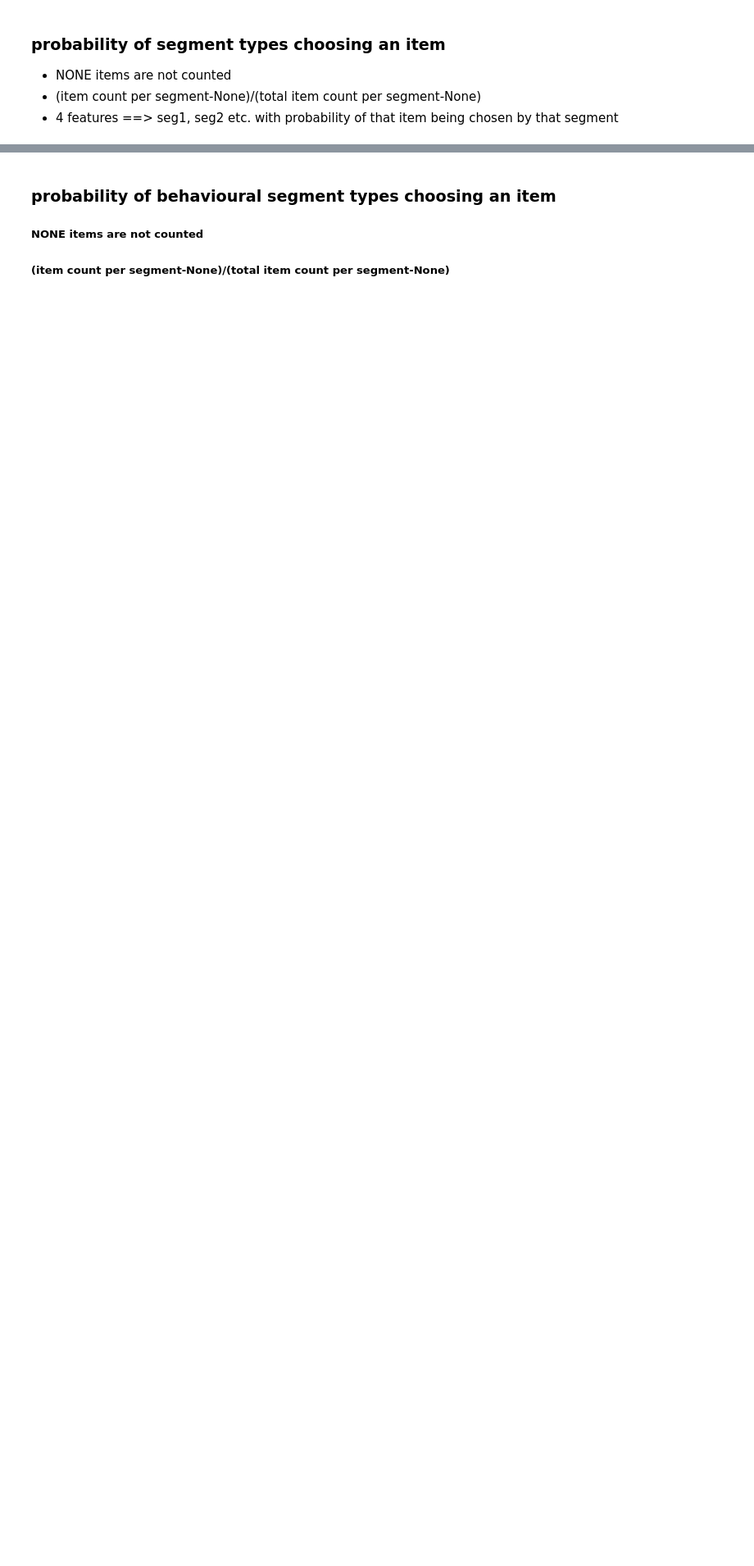
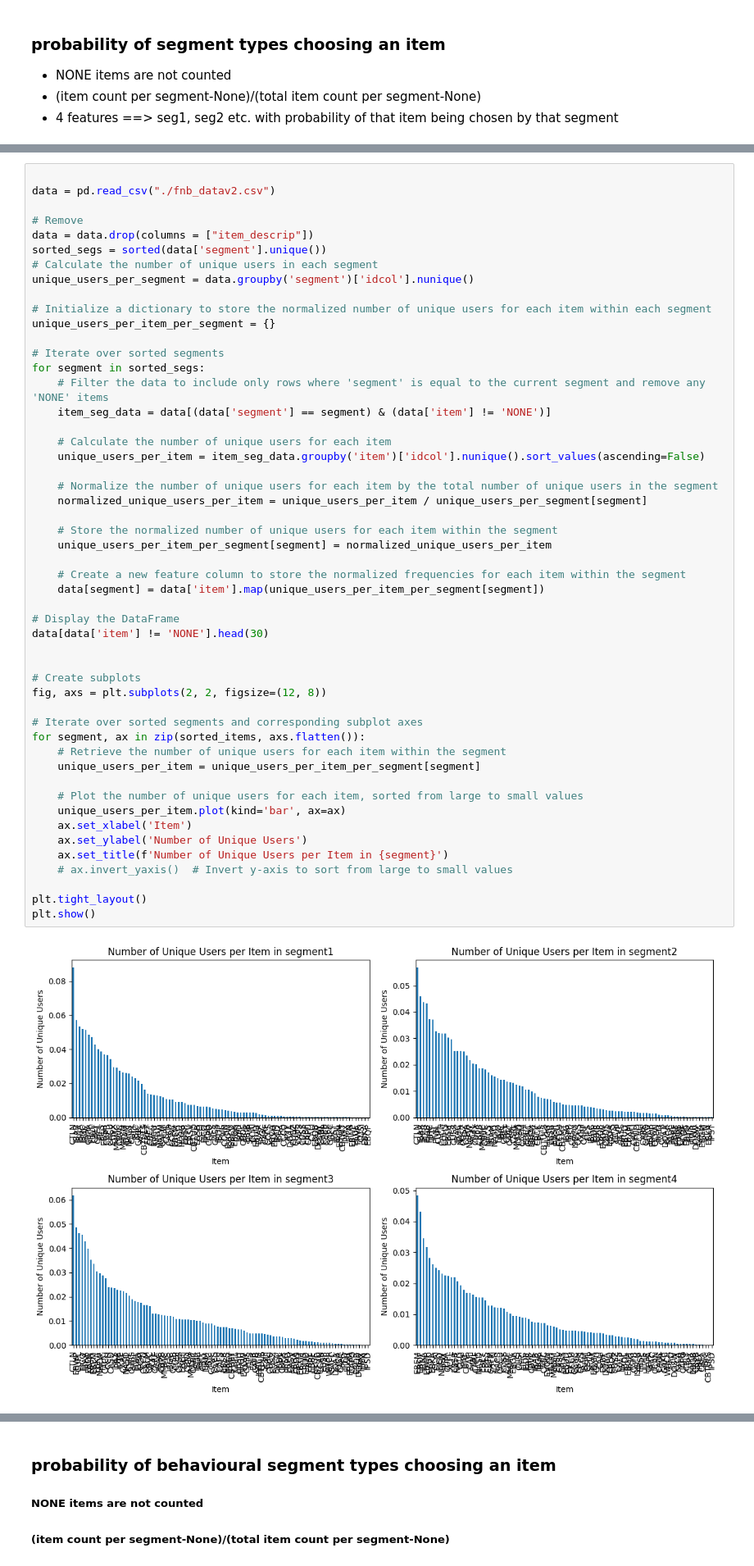
Before and after one commit to lizesteyn/FNBdataquest, a Jupyter notebook: LightFM_eda.ipynb, the cells around one changed output, grey strips where cells are left out. Shown at 82% size. Drawn from its saved outputs; the diff is of its cells as text; blank space fills up the shorter version.

```diff
--- a/LightFM_eda.ipynb
+++ b/LightFM_eda.ipynb
@@ -163,0 +234,53 @@ display(data[data['item'] != 'NONE'].head(30))
+# %%
+
+data = pd.read_csv("./fnb_datav2.csv")
+
+# Remove
+data = data.drop(columns = ["item_descrip"])
+sorted_segs = sorted(data['segment'].unique())
+# Calculate the number of unique users in each segment
+unique_users_per_segment = data.groupby('segment')['idcol'].nunique()
+
+# Initialize a dictionary to store the normalized number of unique users for each item within each segment
+unique_users_per_item_per_segment = {}
+
+# Iterate over sorted segments
+for segment in sorted_segs:
+    # Filter the data to include only rows where 'segment' is equal to the current segment and remove any 'NONE' items
+    item_seg_data = data[(data['segment'] == segment) & (data['item'] != 'NONE')]
+
+    # Calculate the number of unique users for each item
+    unique_users_per_item = item_seg_data.groupby('item')['idcol'].nunique().sort_values(ascending=False)
+
+    # Normalize the number of unique users for each item by the total number of unique users in the segment
+    normalized_unique_users_per_item = unique_users_per_item / unique_users_per_segment[segment]
+
+    # Store the normalized number of unique users for each item within the segment
+    unique_users_per_item_per_segment[segment] = normalized_unique_users_per_item
+
+    # Create a new feature column to store the normalized frequencies for each item within the segment
+    data[segment] = data['item'].map(unique_users_per_item_per_segment[segment])
+
+# Display the DataFrame
+data[data['item'] != 'NONE'].head(30)
+
+
+# Create subplots
+fig, axs = plt.subplots(2, 2, figsize=(12, 8))
+
+# Iterate over sorted segments and corresponding subplot axes
+for segment, ax in zip(sorted_items, axs.flatten()):
+    # Retrieve the number of unique users for each item within the segment
+    unique_users_per_item = unique_users_per_item_per_segment[segment]
+
+    # Plot the number of unique users for each item, sorted from large to small values
+    unique_users_per_item.plot(kind='bar', ax=ax)
+    ax.set_xlabel('Item')
+    ax.set_ylabel('Number of Unique Users')
+    ax.set_title(f'Number of Unique Users per Item in {segment}')
+    # ax.invert_yaxis()  # Invert y-axis to sort from large to small values
+
+plt.tight_layout()
+plt.show()
+# %% [output]
+[figure, added]
```
Also changed, not shown: parts of 9 cells of this notebook.
